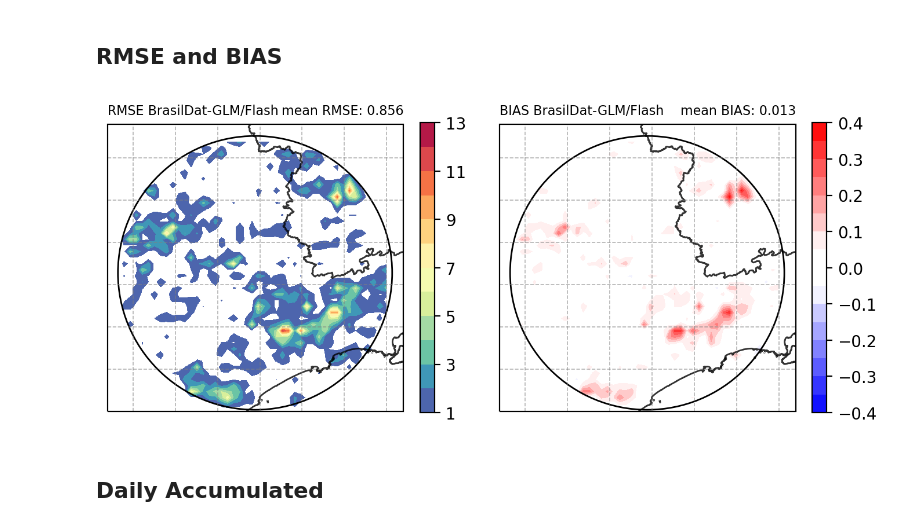
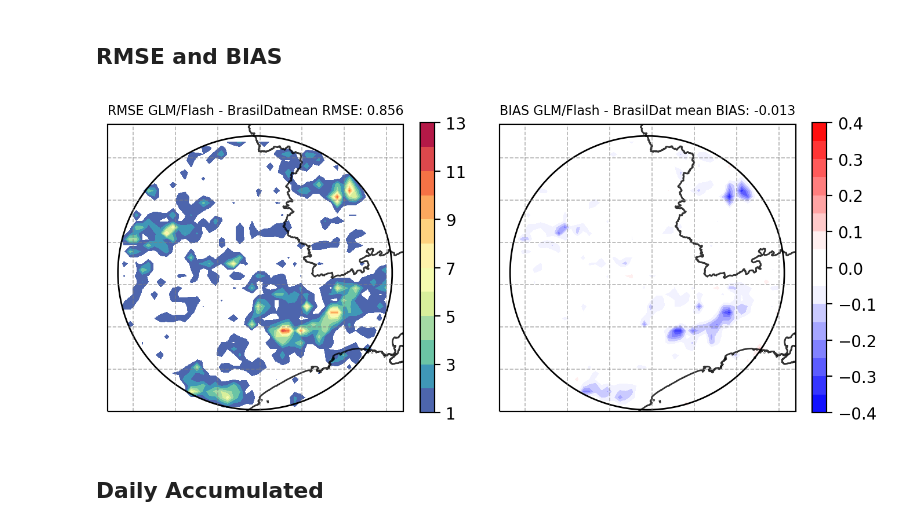
Before and after one commit to mhacarthur/Flash-density, a Jupyter notebook: python/Analysis_BrasilDat_GLM_15min.ipynb, the cells around one changed output. Cells and saved outputs as stored; diff of their text form; code cells hidden in the pictures.

```diff
--- a/python/Analysis_BrasilDat_GLM_15min.ipynb
+++ b/python/Analysis_BrasilDat_GLM_15min.ipynb
@@ -247,7 +247,7 @@ RMSE = ca.RMSE(flash_G,flash_B)
 BIAS = np.zeros([ny,nx])
 for i in range(ny):
     for j in range(nx):
-        dif_tmp = np.sum(flash_B[:,i,j] - flash_G[:,i,j])
+        dif_tmp = np.sum(flash_G[:,i,j] - flash_B[:,i,j])
         BIAS[i,j] = dif_tmp/nt
 # %%
 cmap_RMSE = plt.cm.Spectral_r
@@ -274,36 +274,36 @@ a1 = plt.contourf(lon2d,lat2d,RMSE,levels=levels,cmap=cmap_RMSE)
 ax1.add_artist(circle1)
 ax1.add_geometries(shape, proj,edgecolor='black', facecolor='None', alpha=0.8)
 ax1.set_extent([-48.8,-45.3,-24.5,-21.1])
 gl = ax1.gridlines(crs=proj,draw_labels=True,linewidth=0.6,color='gray',alpha=0.6,linestyle='--')
 gl.top_labels = False
 gl.bottom_labels = False
 gl.left_labels = False
 gl.right_labels = False
-ax1.set_title('RMSE BrasilDat-GLM/Flash', loc='left', fontsize=8)
+ax1.set_title('RMSE GLM/Flash - BrasilDat', loc='left', fontsize=8)
 RMSE_title = 'mean RMSE: '+ str(RMSE_mean)
 ax1.set_title(RMSE_title, loc='right', fontsize=8)
 plt.colorbar(a1,fraction=0.0444)
 
 ax2 = plt.subplot(gs[0, 1], projection = proj)
 a2 = plt.contourf(lon2d,lat2d,BIAS,levels=levels_BIAS,cmap=cmap_BIAS)
 ax2.add_artist(circle2)
 ax2.add_geometries(shape, proj,edgecolor='black', facecolor='None', alpha=0.8)
 ax2.set_extent([-48.8,-45.3,-24.5,-21.1])
 gl = ax2.gridlines(crs=proj,draw_labels=True,linewidth=0.6,color='gray',alpha=0.6,linestyle='--')
 gl.top_labels = False
 gl.bottom_labels = False
 gl.left_labels = False
 gl.right_labels = False
-ax2.set_title('BIAS BrasilDat-GLM/Flash', loc='left', fontsize=8)
+ax2.set_title('BIAS GLM/Flash - BrasilDat', loc='left', fontsize=8)
 BIAS_title = 'mean BIAS: '+ str(BIAS_mean)
 ax2.set_title(BIAS_title, loc='right', fontsize=8)
 plt.colorbar(a2,fraction=0.0444)
 np.arange(-0.6,0.7,0.1)
 
 salida = '../images/GLM_Brasildat_15min_RMSE_BIAS.png'
 plt.savefig(salida,transparent = False,bbox_inches ='tight',pad_inches = 0.1, facecolor='white')
 # %% [output]
-[figure, old version]
+[figure, new version]
 # %% [markdown]
 ## Daily Accumulated
 # %%
```
Also changed, not shown: parts of 3 cells of this notebook, 2 other files.
